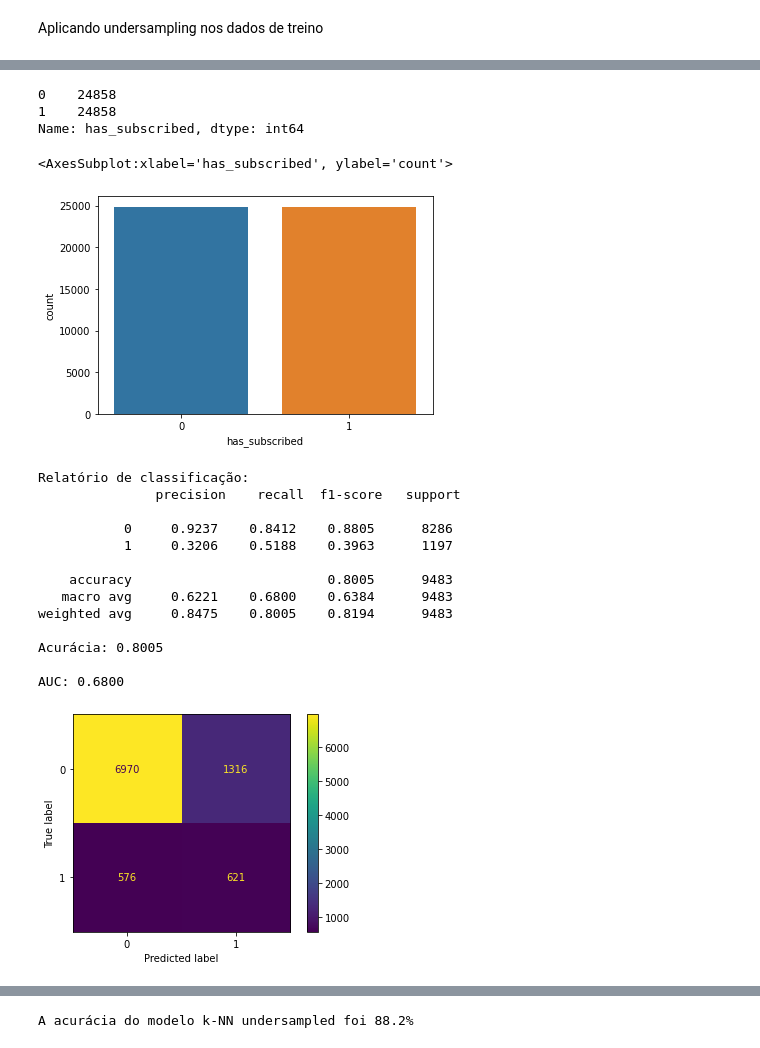
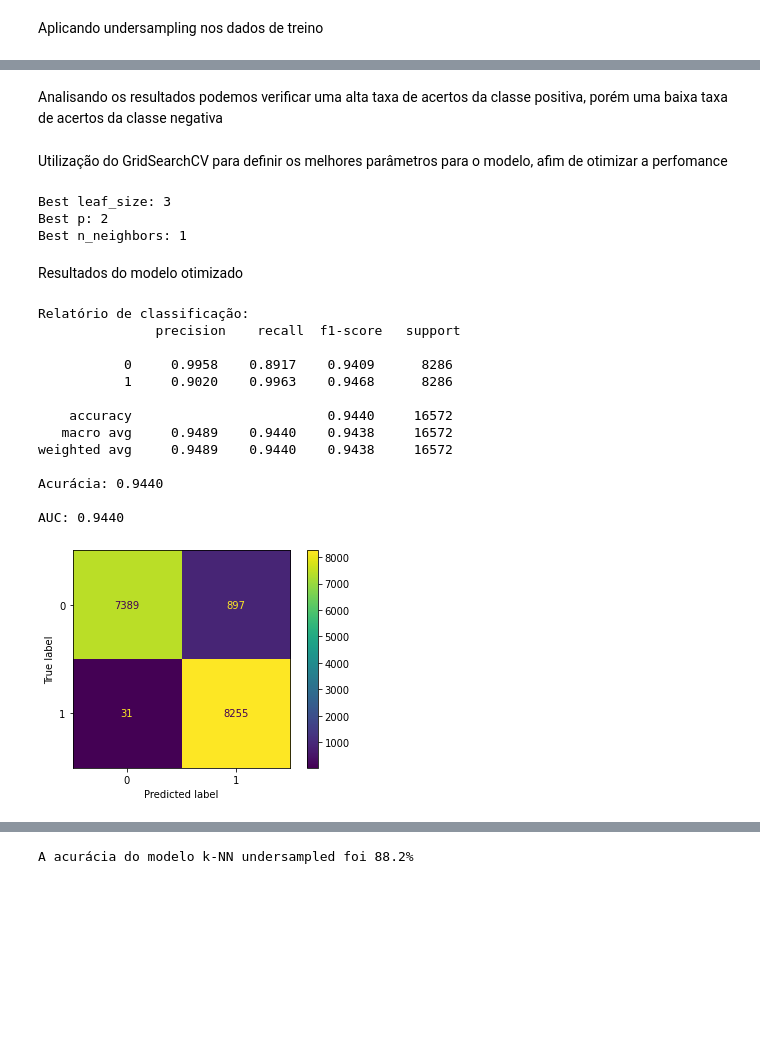
Before and after one commit to NickolasCrema/TB2_DATASCIENCE, a Jupyter notebook: dados.ipynb, the cells around one changed output, grey strips where cells are left out. Cells and saved outputs as stored; diff of their text form; code cells hidden in the pictures; blank space fills up the shorter version.

```diff
--- a/dados.ipynb
+++ b/dados.ipynb
@@ -354,9 +356,9 @@ one_sided_selection = OneSidedSelection()
 # %% [markdown]
 Aplicando undersampling nos dados de treino
 # %%
-x_rus_train, y_rus_train = under_sampler.fit_resample(x_train, y_train)
-# x_rus_train, y_rus_train = near_miss.fit_resample(x_rus_train, y_rus_train)
-# x_rus_train, y_rus_train = one_sided_selection.fit_resample(x_rus_train, y_rus_train)
+y_int = y.astype(int)
+x_rus, y_rus = under_sampler.fit_resample(x, y_int)
+x_rus_train, x_rus_test, y_rus_train, y_rus_test = train_test_split(x_rus, y_rus, stratify=y_rus, shuffle=True)
 print(pd.Series(y_rus_train).value_counts())
 sns.countplot(x=y_rus_train)
 # %% [output]
@@ -373,0 +402,5 @@ y_rus_proba = knn.predict_proba(x_test)
+# %%
+x_ros, y_ros = over_sampler.fit_resample(x, y_int)
+x_ros_train, x_ros_test, y_ros_train, y_ros_test = train_test_split(x_ros, y_ros, stratify=y_ros, shuffle=True)
+print(pd.Series(y_ros_train).value_counts())
+sns.countplot(x=y_ros_train)
@@ -400,11 +440,0 @@ Agora utilizaremos o modelo com Oversampling
-# %%
-x_ros_train, y_ros_train = over_sampler.fit_resample(x_train, y_train)
-x_ros_train, y_ros_train = smote.fit_resample(x_ros_train, y_ros_train)
-print(pd.Series(y_ros_train).value_counts())
-sns.countplot(x=y_ros_train)
-# %% [output]
-0    24858
-1    24858
-Name: has_subscribed, dtype: int64
-<AxesSubplot:xlabel='has_subscribed', ylabel='count'>
-[figure, removed]
@@ -415,23 +441,51 @@ y_ros_proba = knn.predict_proba(x_test)
+# %% [markdown]
+Analisando os resultados podemos verificar uma alta taxa de acertos da classe positiva, porém uma baixa taxa de acertos da classe negativa
+# %% [markdown]
+Utilização do GridSearchCV para definir os melhores parâmetros para o modelo, afim de otimizar a perfomance
+# %%
+#List Hyperparameters to tune
+leaf_size = list(range(1,50))
+n_neighbors = list(range(1,30))
+p=[1,2]
+#convert to dictionary
+hyperparameters = dict(leaf_size=leaf_size, n_neighbors=n_neighbors, p=p)
+#Making model
+clf = GridSearchCV(knn, hyperparameters, cv=10)
+best_model = clf.fit(x_ros_train, y_ros_train)
+#Best Hyperparameters Value
+print('Best leaf_size:', best_model.best_estimator_.get_params()['leaf_size'])
+print('Best p:', best_model.best_estimator_.get_params()['p'])
+print('Best n_neighbors:', best_model.best_estimator_.get_params()['n_neighbors'])
+#Predict testing set
+y_ros_pred = best_model.predict(x_ros_test)
+#Check performance using accuracy
+y_ros_proba = best_model.predict_proba(x_ros_test)[:,1]
+# %% [output]
+Best leaf_size: 3
+Best p: 2
+Best n_neighbors: 1
+# %% [markdown]
+Resultados do modelo otimizado
 # %%
-ConfusionMatrixDisplay(confusion_matrix=confusion_matrix(y_test, y_ros_pred)).plot()
-print('Relatório de classificação: \n', classification_report(y_test, y_ros_pred, digits=4))
-print('Acurácia: {:.4f}\n'.format(accuracy_score(y_test, y_ros_pred)))
-print("AUC: {:.4f}\n".format(roc_auc_score(y_test, y_ros_pred)))
+ConfusionMatrixDisplay(confusion_matrix=confusion_matrix(y_ros_test, y_ros_pred)).plot()
+print('Relatório de classificação: \n', classification_report(y_ros_test, y_ros_pred, digits=4))
+print('Acurácia: {:.4f}\n'.format(accuracy_score(y_ros_test, y_ros_pred)))
+print("AUC: {:.4f}\n".format(roc_auc_score(y_ros_test, y_ros_proba)))
 # %% [output]
 Relatório de classificação:
                precision    recall  f1-score   support
 
-           0     0.9237    0.8412    0.8805      8286
-           1     0.3206    0.5188    0.3963      1197
+           0     0.9958    0.8917    0.9409      8286
+           1     0.9020    0.9963    0.9468      8286
 
-    accuracy                         0.8005      9483
-   macro avg     0.6221    0.6800    0.6384      9483
-weighted avg     0.8475    0.8005    0.8194      9483
+    accuracy                         0.9440     16572
+   macro avg     0.9489    0.9440    0.9438     16572
+weighted avg     0.9489    0.9440    0.9438     16572
 
-Acurácia: 0.8005
+Acurácia: 0.9440
 
-AUC: 0.6800
+AUC: 0.9440
-[figure, old version]
+[figure, new version]
 # %%
 fig, ax = plt.subplots()
 
```
Also changed, not shown: parts of 24 cells of this notebook.
